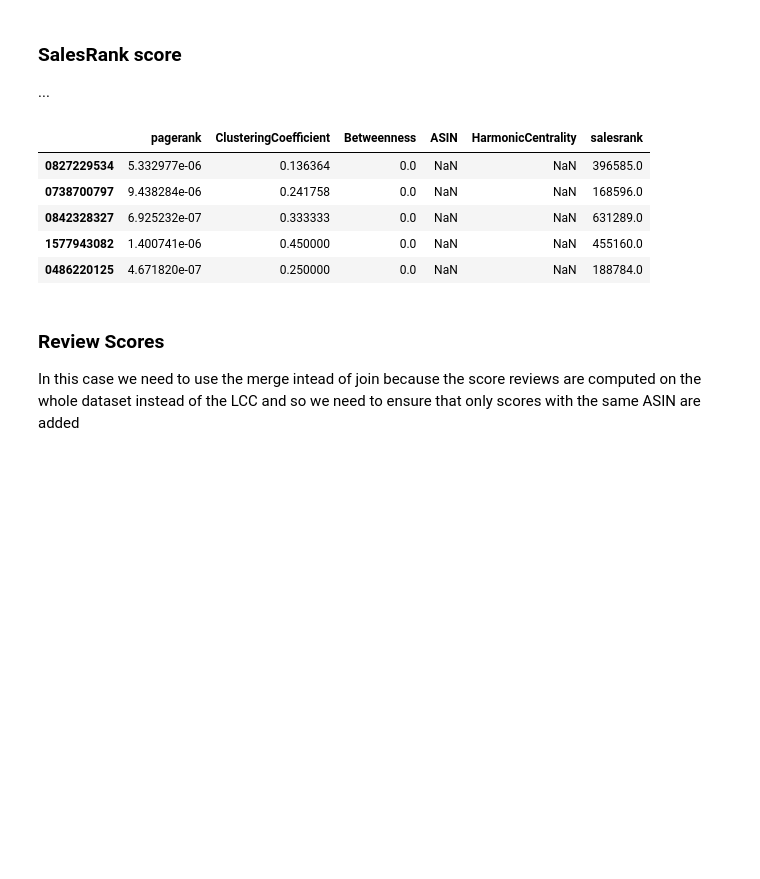
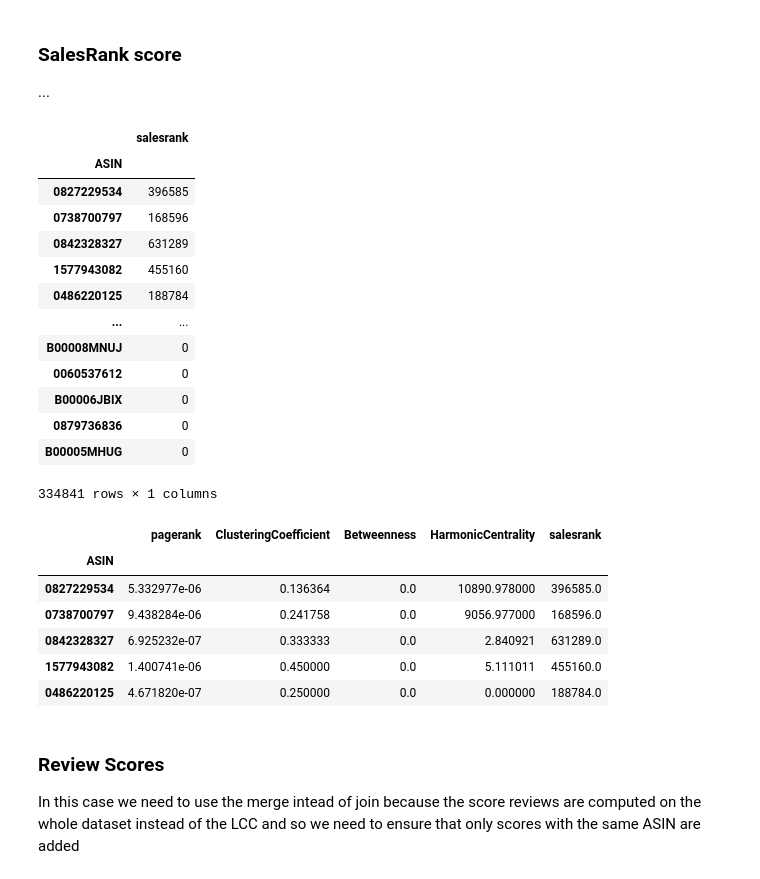
Before and after one commit to raozzo/ProgettoLFN, a Jupyter notebook: Code/notebooks/print.ipynb, the cells around one changed output. Saved outputs shown, nothing was run; the diff lists cells and outputs as text; code cells hidden in the pictures; blank space fills up the shorter version.

```diff
--- a/Code/notebooks/print.ipynb
+++ b/Code/notebooks/print.ipynb
@@ -236,4 +235,9 @@ Clustering coefficient loaded in 0.41 seconds.
 ### Structural features vector
 # %%
 struct_df = [df_pagerank,df_clus,df_bet,df_harmonic_scores]
-df_final = pd.concat(struct_df,axis=1)
+for df in struct_df:
+    if 'ASIN' in df.columns:
+        df.set_index('ASIN', inplace=True)
+    # If the index is already ASIN but not named, rename it for clarity
+    df.index.name = 'ASIN'
+df_final = pd.concat(struct_df,axis=1, join='inner')
@@ -243,23 +264,40 @@ df_final = pd.concat(struct_df,axis=1)
 # %%
 
 salesrank_dict = nx.get_node_attributes(G, 'salesrank')
 
 # Convert to DataFrame
 df_salesrank = pd.DataFrame.from_dict(salesrank_dict, orient='index', columns=['salesrank'])
 df_salesrank.index.name = 'ASIN'
 
+display(df_salesrank)
+
 # Join to df_final
 df_final = df_final.join(df_salesrank)
 
 # Check the result
 display(df_final.head())
 # %% [output]
-|  | pagerank | ClusteringCoefficient | Betweenness | ASIN | HarmonicCentrality | salesrank |
-| 0827229534 | 5.332977e-06 | 0.136364 | 0.0 | NaN | NaN | 396585.0 |
-| 0738700797 | 9.438284e-06 | 0.241758 | 0.0 | NaN | NaN | 168596.0 |
-| 0842328327 | 6.925232e-07 | 0.333333 | 0.0 | NaN | NaN | 631289.0 |
-| 1577943082 | 1.400741e-06 | 0.450000 | 0.0 | NaN | NaN | 455160.0 |
-| 0486220125 | 4.671820e-07 | 0.250000 | 0.0 | NaN | NaN | 188784.0 |
+|  | salesrank |
+| ASIN |  |
+| 0827229534 | 396585 |
+| 0738700797 | 168596 |
+| 0842328327 | 631289 |
+| 1577943082 | 455160 |
+| 0486220125 | 188784 |
+| ... | ... |
+| B00008MNUJ | 0 |
+| 0060537612 | 0 |
+| B00006JBIX | 0 |
+| 0879736836 | 0 |
+| B00005MHUG | 0 |
+334841 rows × 1 columns
+|  | pagerank | ClusteringCoefficient | Betweenness | HarmonicCentrality | salesrank |
+| ASIN |  |  |  |  |  |
+| 0827229534 | 5.332977e-06 | 0.136364 | 0.0 | 10890.978000 | 396585.0 |
+| 0738700797 | 9.438284e-06 | 0.241758 | 0.0 | 9056.977000 | 168596.0 |
+| 0842328327 | 6.925232e-07 | 0.333333 | 0.0 | 2.840921 | 631289.0 |
+| 1577943082 | 1.400741e-06 | 0.450000 | 0.0 | 5.111011 | 455160.0 |
+| 0486220125 | 4.671820e-07 | 0.250000 | 0.0 | 0.000000 | 188784.0 |
 # %% [markdown]
 ### Review Scores
 In this case we need to use the merge intead of join because the score reviews are computed on the whole dataset instead of the LCC and so we need to ensure that only scores with the same ASIN are added
```
Also changed, not shown: parts of 32 cells of this notebook.
